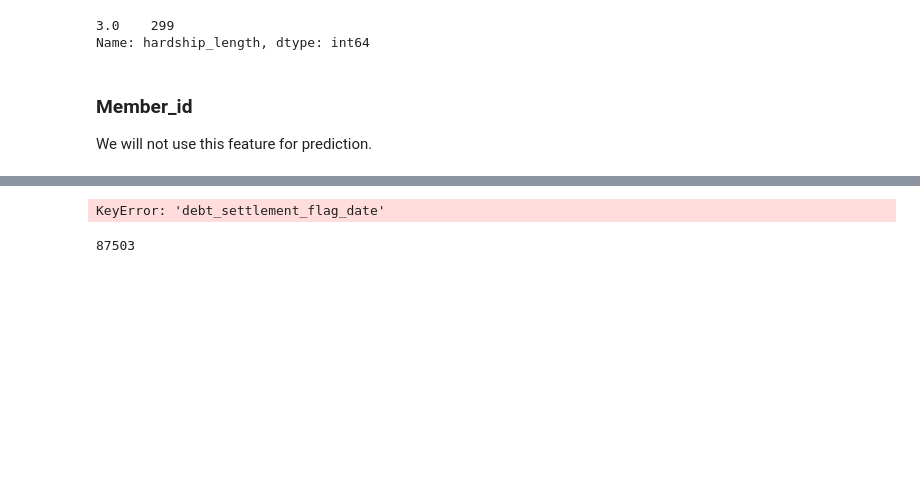
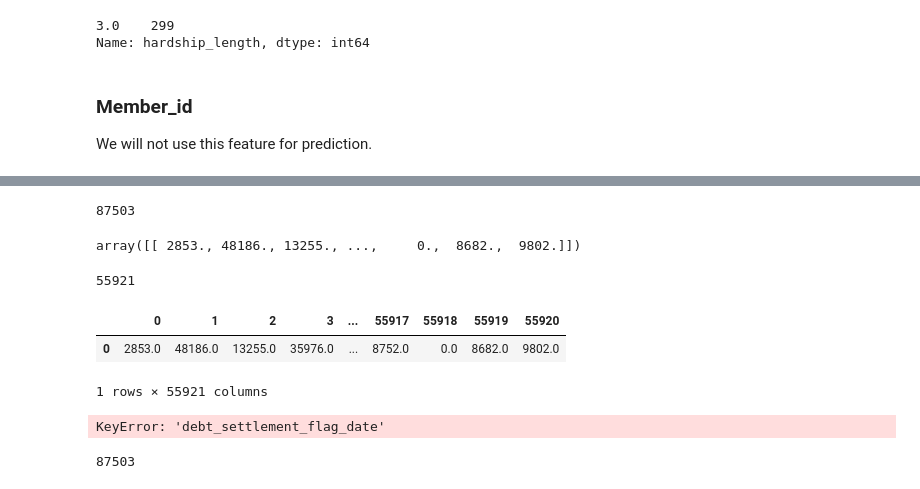
Before and after one commit to Alex1iv/Loan_repayment, a Jupyter notebook: notebooks/Loan_repayment.ipynb, the cells around one changed output, grey strips where cells are left out. Cells and saved outputs as stored; diff of their text form; code cells hidden in the pictures; blank space fills up the shorter version.

```diff
--- a/notebooks/Loan_repayment.ipynb
+++ b/notebooks/Loan_repayment.ipynb
@@ -221,0 +305,2 @@ KeyError: 'debt_settlement_flag_date'
+# %%
+data['emp_title'].fillna('Unknown', inplace=True)
@@ -221,0 +337,14 @@ KeyError: 'debt_settlement_flag_date'
+# %%
+imputer = KNNImputer(n_neighbors=4, weights="uniform", metric='nan_euclidean')
+X = data['total_bal_il'].values.reshape(1,-1)
+print(X.size)
+Y = imputer.fit_transform(X)
+imputer.set_output(transform='pandas')
+Y
+# %% [output]
+87503
+array([[ 2853., 48186., 13255., ...,     0.,  8682.,  9802.]])
+# %%
+Y.size
+# %% [output]
+55921
@@ -222,3 +363,10 @@ KeyError: 'debt_settlement_flag_date'
+# %%
+y =  pd.DataFrame(Y, index=[data.index[0]])
+y
+# %% [output]
+|  | 0 | 1 | 2 | 3 | ... | 55917 | 55918 | 55919 | 55920 |
+| 0 | 2853.0 | 48186.0 | 13255.0 | 35976.0 | ... | 8752.0 | 0.0 | 8682.0 | 9802.0 |
+1 rows × 55921 columns
 # %%
 data['debt_settlement_flag_date'] = pd.to_datetime(data['debt_settlement_flag_date'], dayfirst=False).dt.date
 data['debt_settlement_flag_date'].value_counts()
```
Also changed, not shown: parts of 30 cells of this notebook.
